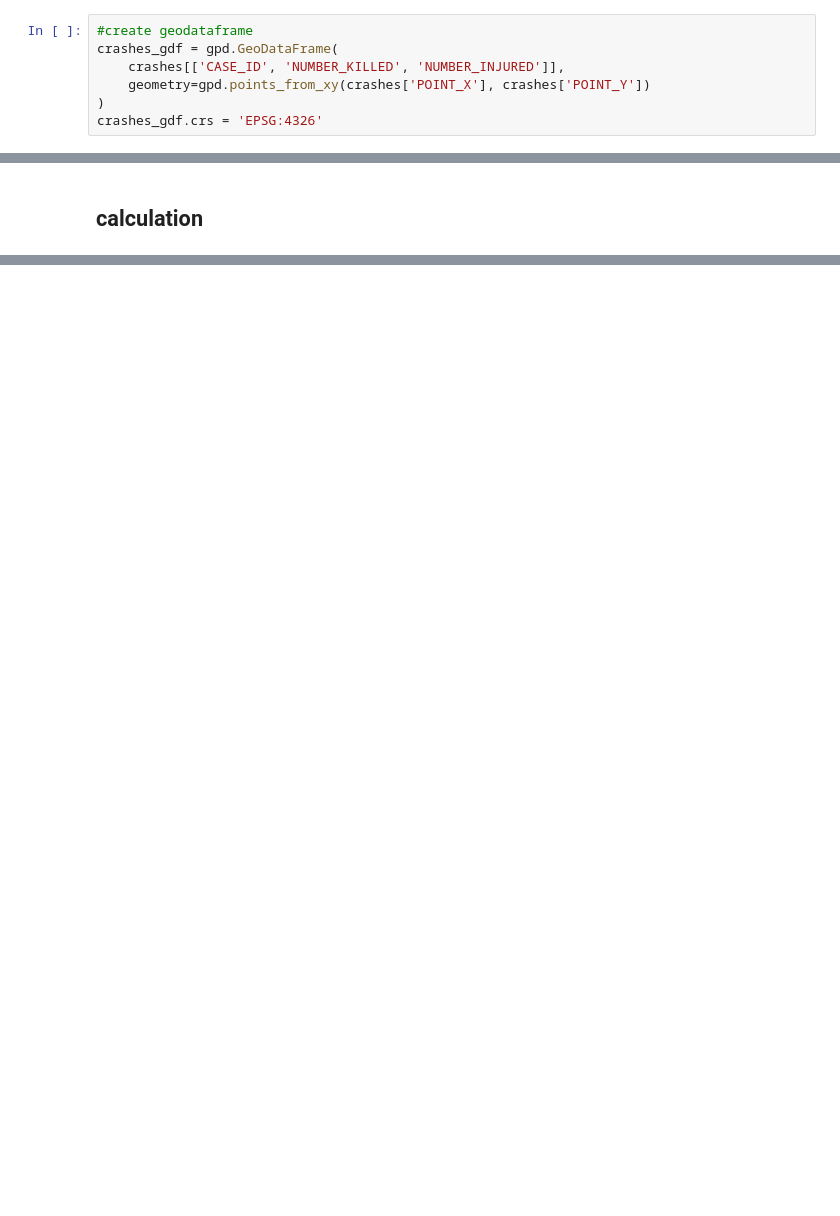
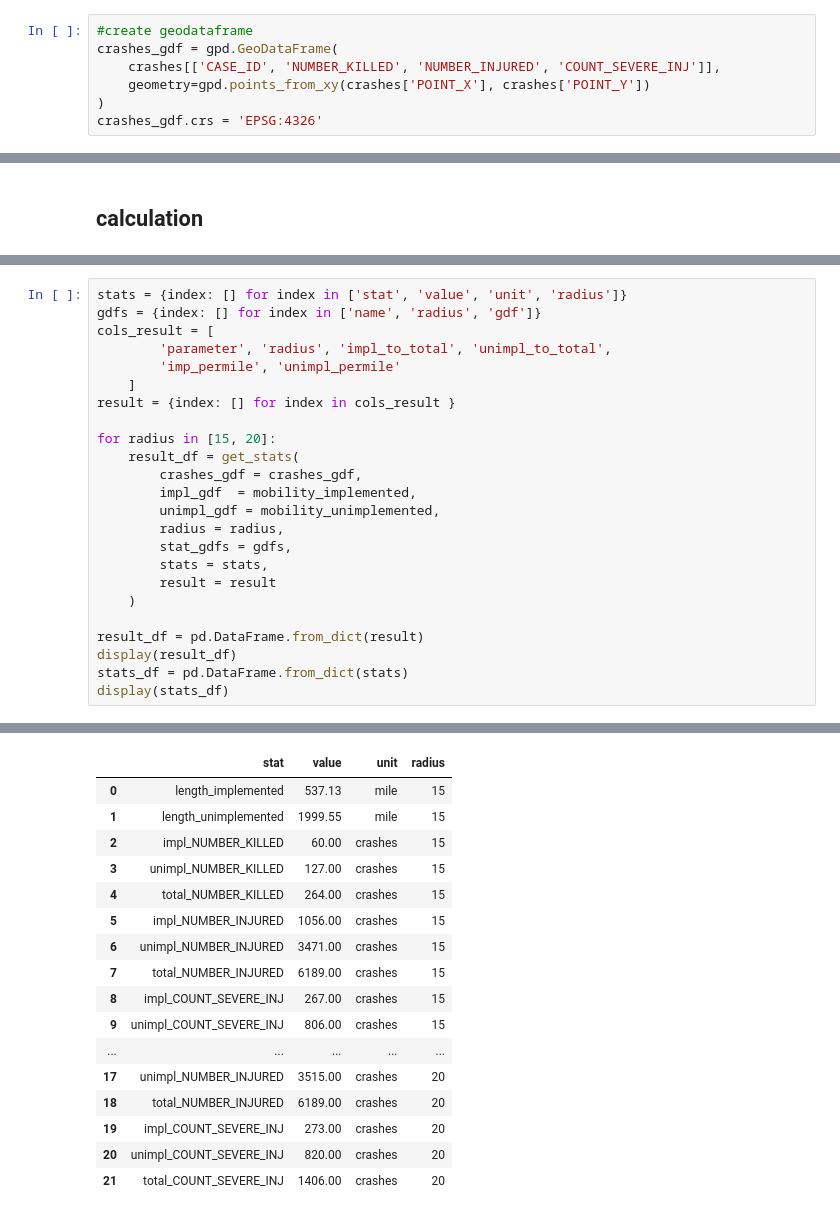
Before and after one commit to streetsforall/hsla_data_analysis, a Jupyter notebook: hsla_injuries_deaths/hsla_injuries_deaths_vs_mobility.ipynb, the cells around one changed output, grey strips where cells are left out. Cells and saved outputs as stored; diff of their text form; blank space fills up the shorter version.

```diff
--- a/hsla_injuries_deaths/hsla_injuries_deaths_vs_mobility.ipynb
+++ b/hsla_injuries_deaths/hsla_injuries_deaths_vs_mobility.ipynb
@@ -128,7 +259,7 @@ display(crashes.head(1))
 # %%
 #create geodataframe
 crashes_gdf = gpd.GeoDataFrame(
-    crashes[['CASE_ID', 'NUMBER_KILLED', 'NUMBER_INJURED']],
+    crashes[['CASE_ID', 'NUMBER_KILLED', 'NUMBER_INJURED', 'COUNT_SEVERE_INJ']],
     geometry=gpd.points_from_xy(crashes['POINT_X'], crashes['POINT_Y'])
 )
 crashes_gdf.crs = 'EPSG:4326'
@@ -302,0 +363,25 @@ total crashes regardless of MP:    6381
+# %%
+stats = {index: [] for index in ['stat', 'value', 'unit', 'radius']}
+gdfs = {index: [] for index in ['name', 'radius', 'gdf']}
+cols_result = [
+        'parameter', 'radius', 'impl_to_total', 'unimpl_to_total',
+        'imp_permile', 'unimpl_permile'
+    ]
+result = {index: [] for index in cols_result }
+
+for radius in [15, 20]:
+    result_df = get_stats(
+        crashes_gdf = crashes_gdf,
+        impl_gdf  = mobility_implemented,
+        unimpl_gdf = mobility_unimplemented,
+        radius = radius,
+        stat_gdfs = gdfs,
+        stats = stats,
+        result = result
+    )
+
+result_df = pd.DataFrame.from_dict(result)
+display(result_df)
+stats_df = pd.DataFrame.from_dict(stats)
+display(stats_df)
+# %% [output]
@@ -302,0 +407,17 @@ total crashes regardless of MP:    6381
+|  | stat | value | unit | radius |
+| 0 | length_implemented | 537.13 | mile | 15 |
+| 1 | length_unimplemented | 1999.55 | mile | 15 |
+| 2 | impl_NUMBER_KILLED | 60.00 | crashes | 15 |
+| 3 | unimpl_NUMBER_KILLED | 127.00 | crashes | 15 |
+| 4 | total_NUMBER_KILLED | 264.00 | crashes | 15 |
+| 5 | impl_NUMBER_INJURED | 1056.00 | crashes | 15 |
+| 6 | unimpl_NUMBER_INJURED | 3471.00 | crashes | 15 |
+| 7 | total_NUMBER_INJURED | 6189.00 | crashes | 15 |
+| 8 | impl_COUNT_SEVERE_INJ | 267.00 | crashes | 15 |
+| 9 | unimpl_COUNT_SEVERE_INJ | 806.00 | crashes | 15 |
+| ... | ... | ... | ... | ... |
+| 17 | unimpl_NUMBER_INJURED | 3515.00 | crashes | 20 |
+| 18 | total_NUMBER_INJURED | 6189.00 | crashes | 20 |
+| 19 | impl_COUNT_SEVERE_INJ | 273.00 | crashes | 20 |
+| 20 | unimpl_COUNT_SEVERE_INJ | 820.00 | crashes | 20 |
+| 21 | total_COUNT_SEVERE_INJ | 1406.00 | crashes | 20 |
```
Also changed, not shown: parts of 20 cells of this notebook.
